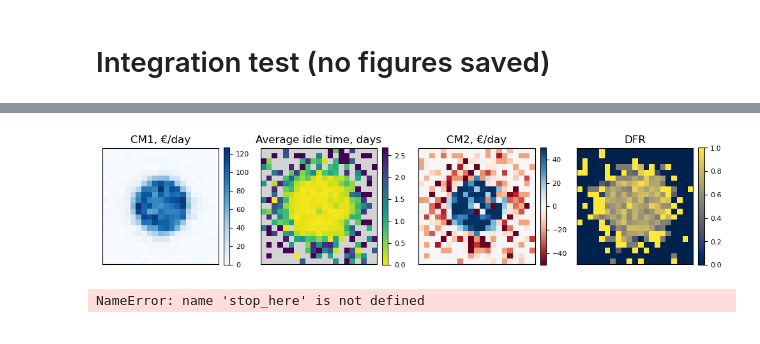
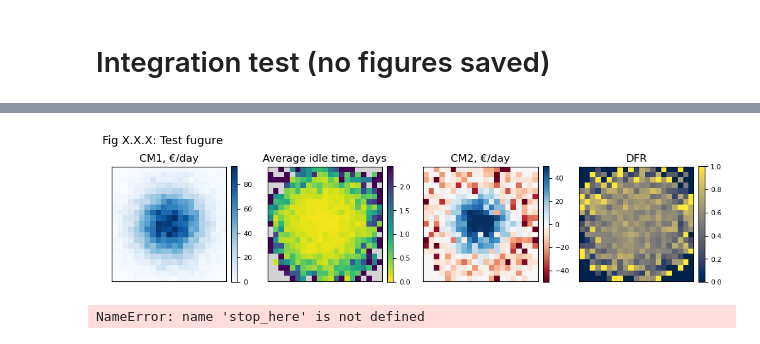
Before and after one commit to khakhalin/carsharing101, a Jupyter notebook: scripts/02relos_08city.ipynb, the cells around one changed output, grey strips where cells are left out. Saved outputs shown, nothing was run; the diff lists cells and outputs as text; code cells hidden in the pictures.

Commit message:
Relocations in a gaussian city - first comparisons

```diff
--- a/scripts/02relos_08city.ipynb
+++ b/scripts/02relos_08city.ipynb
@@ -10,16 +12,14 @@ import matplotlib.pyplot as plt
 # Testing grounds, not a real figure
 config = {
     "seed": 1,  # Random seed
-    "city_width": 21, # km
     "initial_r": 5, # km
     "grid_step": 1, # km. Use 1 for ~intermediate resolution
-    "density_sigma": 5, # Gaussian sigma. A bit smaller than default, to have close-to-zero demands
     "n_cars": 500,
+    "p_factor": 0.15, # Bring the rentals/car/day to about 4-5
     "settle_down_steps": 3000, # Number of steps without stats collection, for the system to settle down
-    "p_factor": 0.06,  # The simplest way to regulate trips/car/day and city profitability
-    "tick_in_minutes": 2,
 }
 
+# To be able to re-run this one cell only, repeat package imports here
 import matplotlib.pyplot as plt
 from city_simulator import City
 
@@ -27,5 +27,5 @@ city = City(config)
 city.init_cars()
 city.simulate(5000)
 plt.figure(figsize=(10, 5))
-city.visualize(plots=["cm1", "idle_times", "cm2", "dfr"])
+city.visualize(plots=["cm1", "idle_times", "cm2", "dfr"], title="Fig X.X.X: Test fugure")
 # %% [output]
@@ -43,2 +44,2 @@ city.visualize(plots=["cm1", "idle_times", "cm2", "dfr"])
-[figure, old version]
+[figure, new version]
 # %%
```
Also changed, not shown: parts of 6 cells of this notebook, 14 other files.
